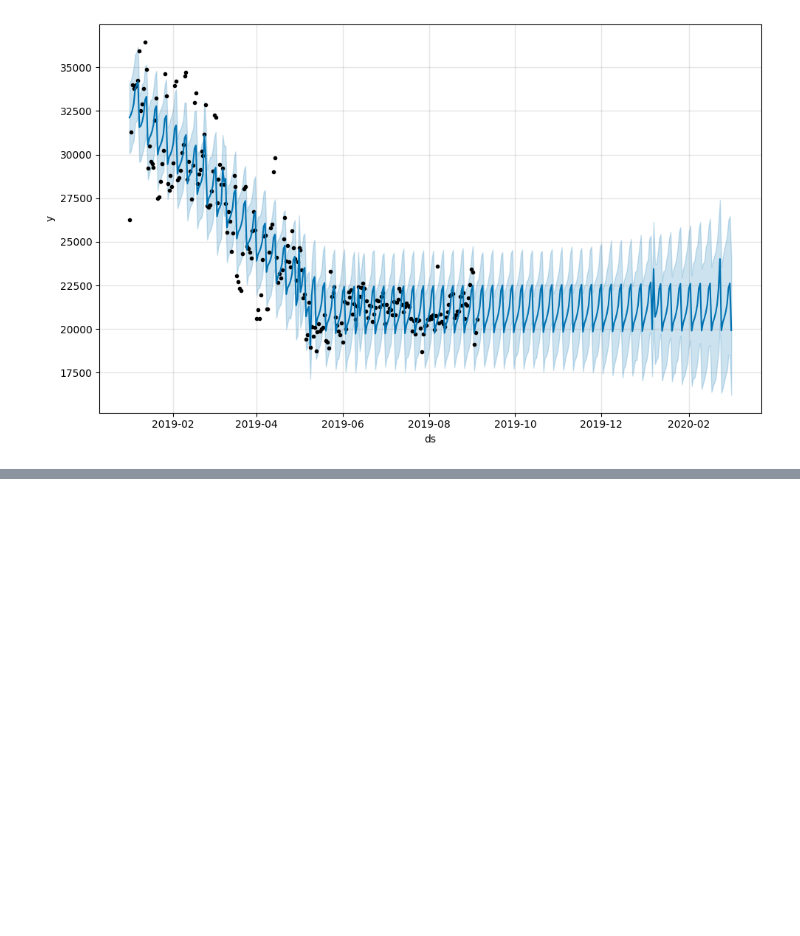
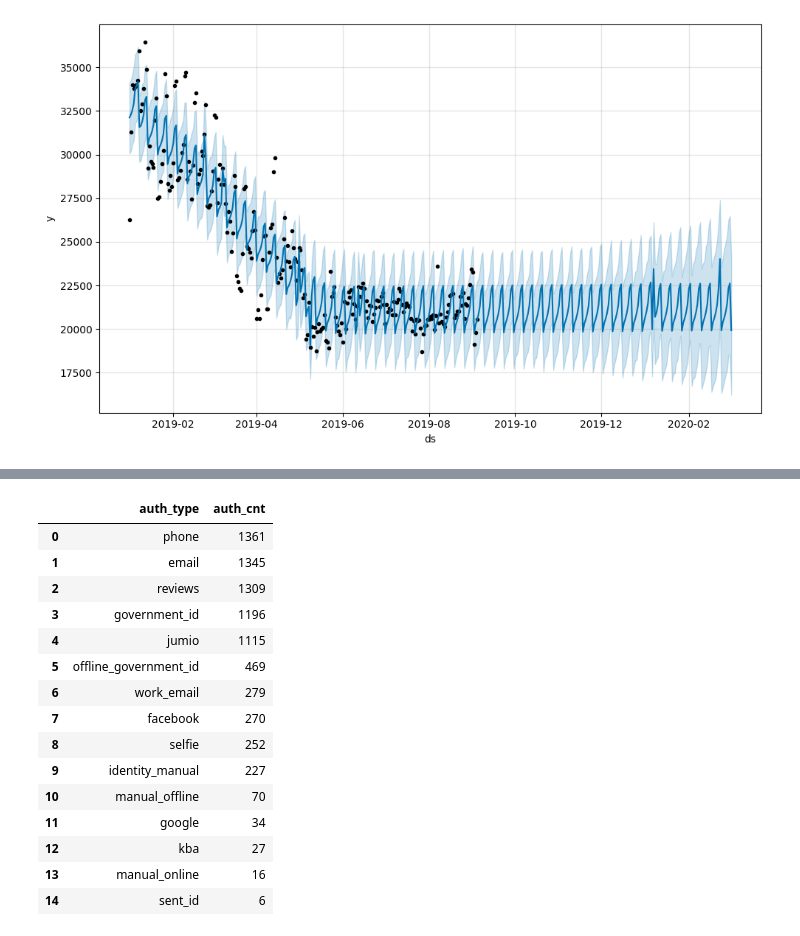
Before and after one commit to aleks-haksly/ClickHouse, a Jupyter notebook: practice/part_6.ipynb, the cells around one changed output, grey strips where cells are left out. Drawn from its saved outputs; the diff is of its cells as text; code cells hidden in the pictures; blank space fills up the shorter version.

```diff
--- a/practice/part_6.ipynb
+++ b/practice/part_6.ipynb
@@ -177,0 +223,29 @@ fig.update_layout(title=f'Installations {n_predictions} days prediction')
+# %%
+sql = rf"""
+SELECT
+  arrayJoin(splitByString(' ', replaceRegexpAll(host_verifications, '[\[,\],\']', ''))) AS auth_type,
+  count(*) as auth_cnt
+FROM
+  (SELECT DISTINCT host_id, host_verifications FROM ldn_listings WHERE experiences_offered != 'none') t
+GROUP BY auth_type
+ORDER BY auth_cnt DESC
+"""
+result, columns = client.execute(sql, with_column_types=True)
+pd.DataFrame(result, columns=[tuple[0] for tuple in columns])
+# %% [output]
+|  | auth_type | auth_cnt |
+| 0 | phone | 1361 |
+| 1 | email | 1345 |
+| 2 | reviews | 1309 |
+| 3 | government_id | 1196 |
+| 4 | jumio | 1115 |
+| 5 | offline_government_id | 469 |
+| 6 | work_email | 279 |
+| 7 | facebook | 270 |
+| 8 | selfie | 252 |
+| 9 | identity_manual | 227 |
+| 10 | manual_offline | 70 |
+| 11 | google | 34 |
+| 12 | kba | 27 |
+| 13 | manual_online | 16 |
+| 14 | sent_id | 6 |
```
Also changed, not shown: parts of 7 cells of this notebook.
